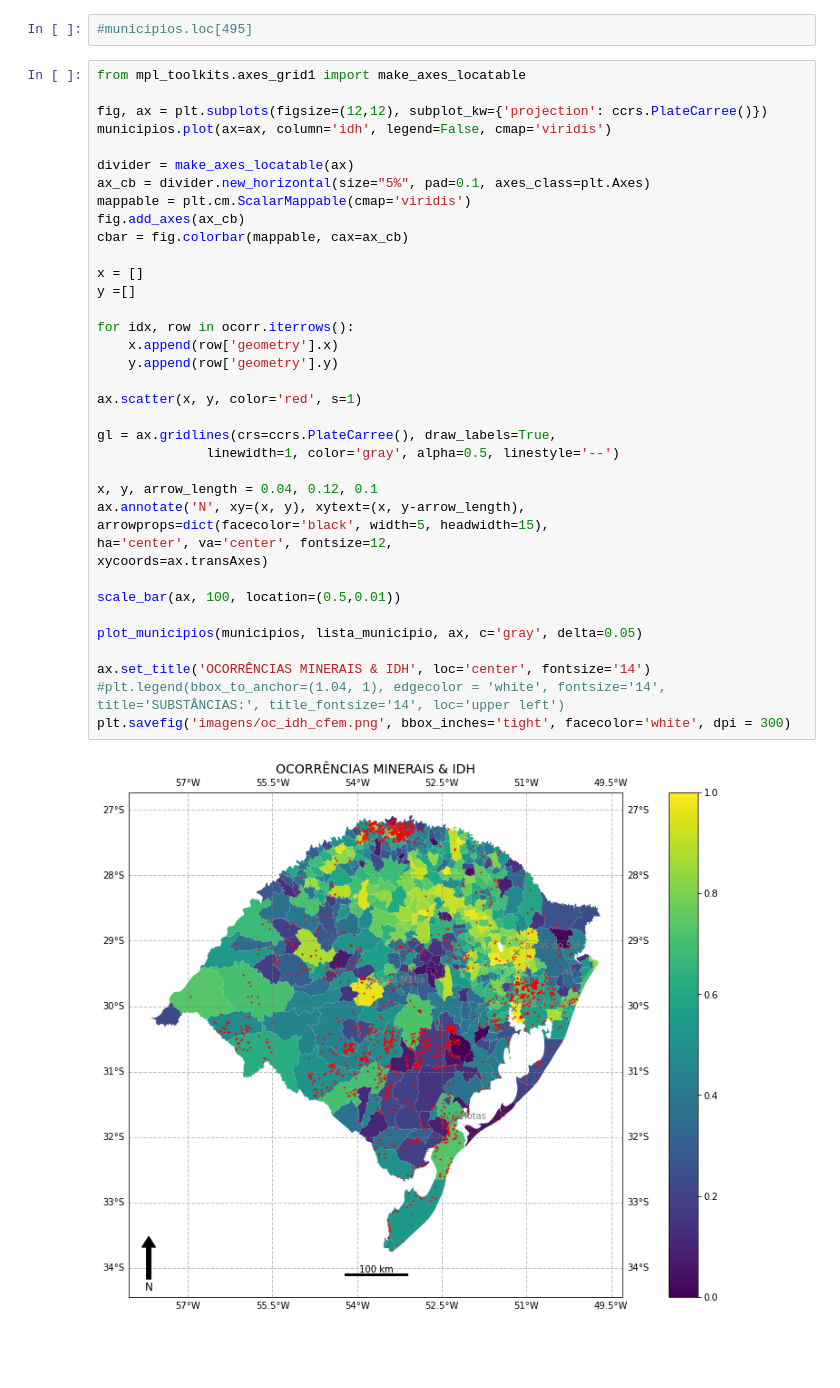
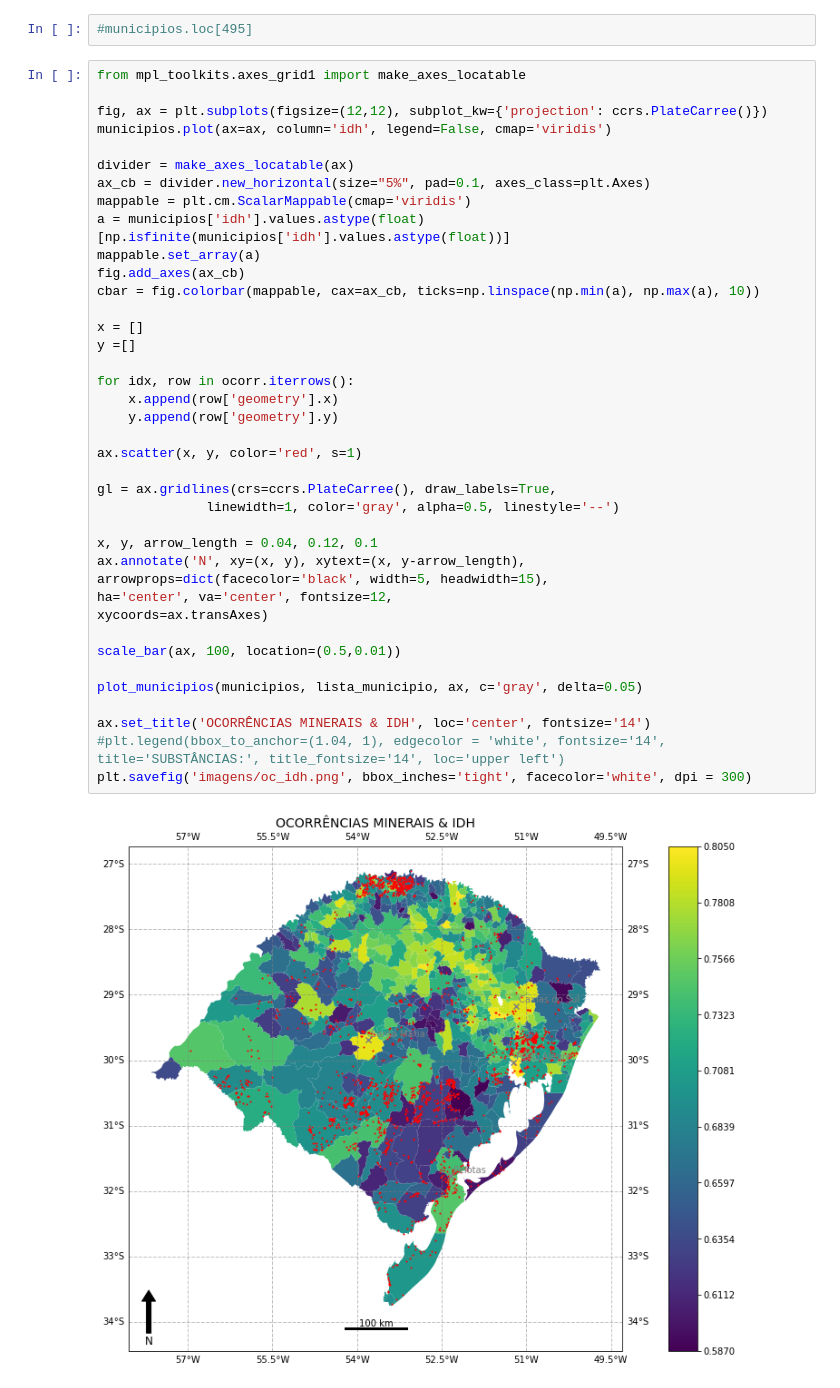
Before and after one commit to robertorolo/Mapas-minera-RS, a Jupyter notebook: ocorrencias_idh_cfem.ipynb, the cells around one changed output. Drawn from its saved outputs; the diff is of its cells as text; blank space fills up the shorter version.

Commit message:
legenda certa

```diff
--- a/ocorrencias_idh_cfem.ipynb
+++ b/ocorrencias_idh_cfem.ipynb
@@ -144,33 +144,35 @@ municipios.plot(ax=ax, column='idh', legend=False, cmap='viridis')
 divider = make_axes_locatable(ax)
 ax_cb = divider.new_horizontal(size="5%", pad=0.1, axes_class=plt.Axes)
 mappable = plt.cm.ScalarMappable(cmap='viridis')
+a = municipios['idh'].values.astype(float)[np.isfinite(municipios['idh'].values.astype(float))]
+mappable.set_array(a)
 fig.add_axes(ax_cb)
-cbar = fig.colorbar(mappable, cax=ax_cb)
+cbar = fig.colorbar(mappable, cax=ax_cb, ticks=np.linspace(np.min(a), np.max(a), 10))
 
 x = []
 y =[]
 
 for idx, row in ocorr.iterrows():
     x.append(row['geometry'].x)
     y.append(row['geometry'].y)
 
 ax.scatter(x, y, color='red', s=1)
 
 gl = ax.gridlines(crs=ccrs.PlateCarree(), draw_labels=True,
               linewidth=1, color='gray', alpha=0.5, linestyle='--')
 
 x, y, arrow_length = 0.04, 0.12, 0.1
 ax.annotate('N', xy=(x, y), xytext=(x, y-arrow_length),
 arrowprops=dict(facecolor='black', width=5, headwidth=15),
 ha='center', va='center', fontsize=12,
 xycoords=ax.transAxes)
 
 scale_bar(ax, 100, location=(0.5,0.01))
 
 plot_municipios(municipios, lista_municipio, ax, c='gray', delta=0.05)
 
 ax.set_title('OCORRÊNCIAS MINERAIS & IDH', loc='center', fontsize='14')
 #plt.legend(bbox_to_anchor=(1.04, 1), edgecolor = 'white', fontsize='14', title='SUBSTÂNCIAS:', title_fontsize='14', loc='upper left')
-plt.savefig('imagens/oc_idh_cfem.png', bbox_inches='tight', facecolor='white', dpi = 300)
+plt.savefig('imagens/oc_idh.png', bbox_inches='tight', facecolor='white', dpi = 300)
 # %% [output]
-[figure, old version]
+[figure, new version]
```
Also changed, not shown: 2 other files.
